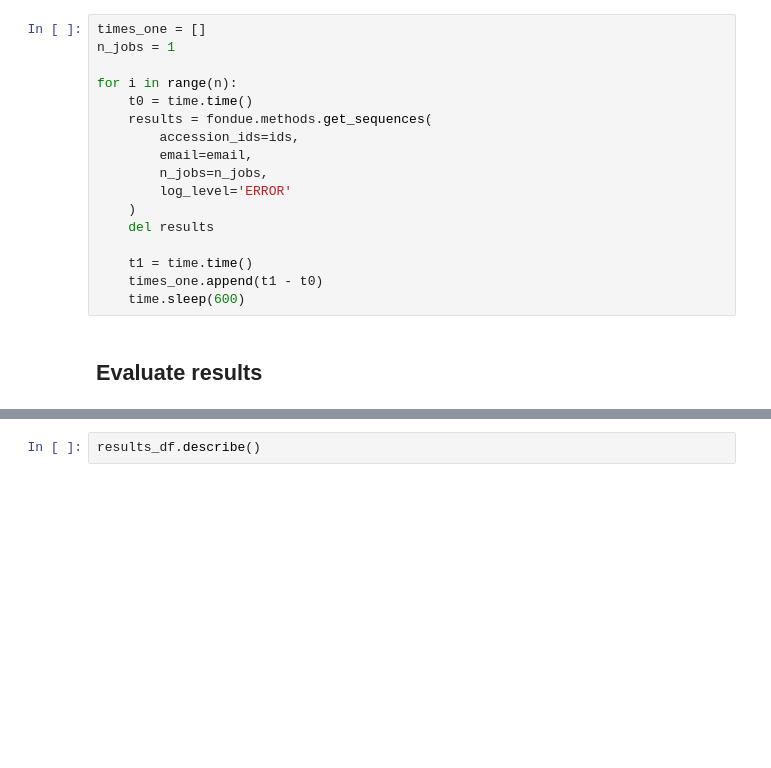
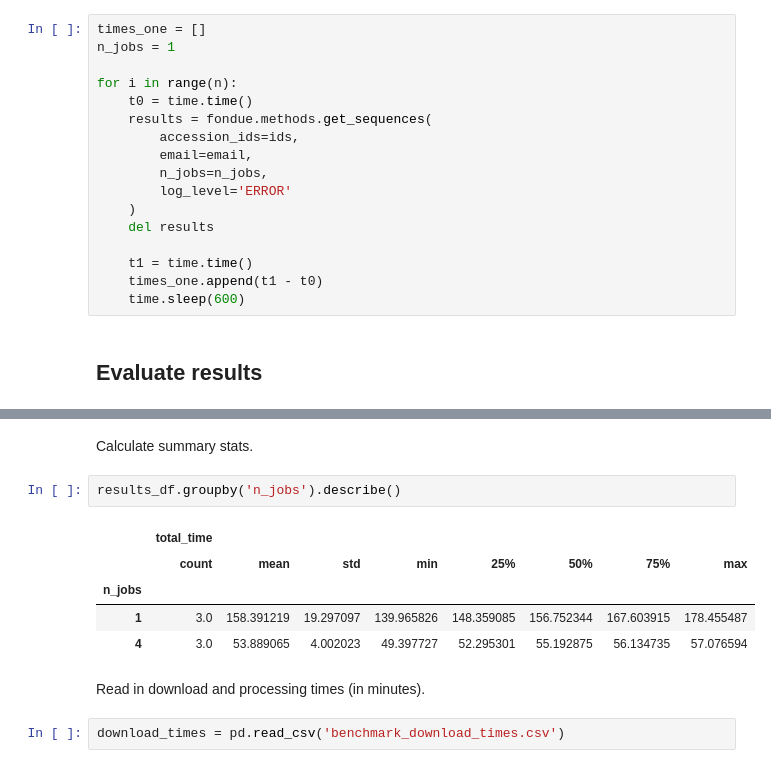
Before and after one commit to bokulich-lab/q2-fondue-examples, a Jupyter notebook: parallelization_test/parallelization-benchmark.ipynb, the cells around one changed output, grey strips where cells are left out. Drawn from its saved outputs; the diff is of its cells as text; blank space fills up the shorter version.

```diff
--- a/parallelization_test/parallelization-benchmark.ipynb
+++ b/parallelization_test/parallelization-benchmark.ipynb
@@ -56,2 +82,14 @@ results_df.to_csv('benchmark_result.csv', index=False)
+# %% [markdown]
+Calculate summary stats.
 # %%
-results_df.describe()
+results_df.groupby('n_jobs').describe()
+# %% [output]
+|  | total_time |  |  |  |  |  |  |  |
+|  | count | mean | std | min | 25% | 50% | 75% | max |
+| n_jobs |  |  |  |  |  |  |  |  |
+| 1 | 3.0 | 158.391219 | 19.297097 | 139.965826 | 148.359085 | 156.752344 | 167.603915 | 178.455487 |
+| 4 | 3.0 | 53.889065 | 4.002023 | 49.397727 | 52.295301 | 55.192875 | 56.134735 | 57.076594 |
+# %% [markdown]
+Read in download and processing times (in minutes).
+# %%
+download_times = pd.read_csv('benchmark_download_times.csv')
```
Also changed, not shown: parts of 23 cells of this notebook, 3 other files.
